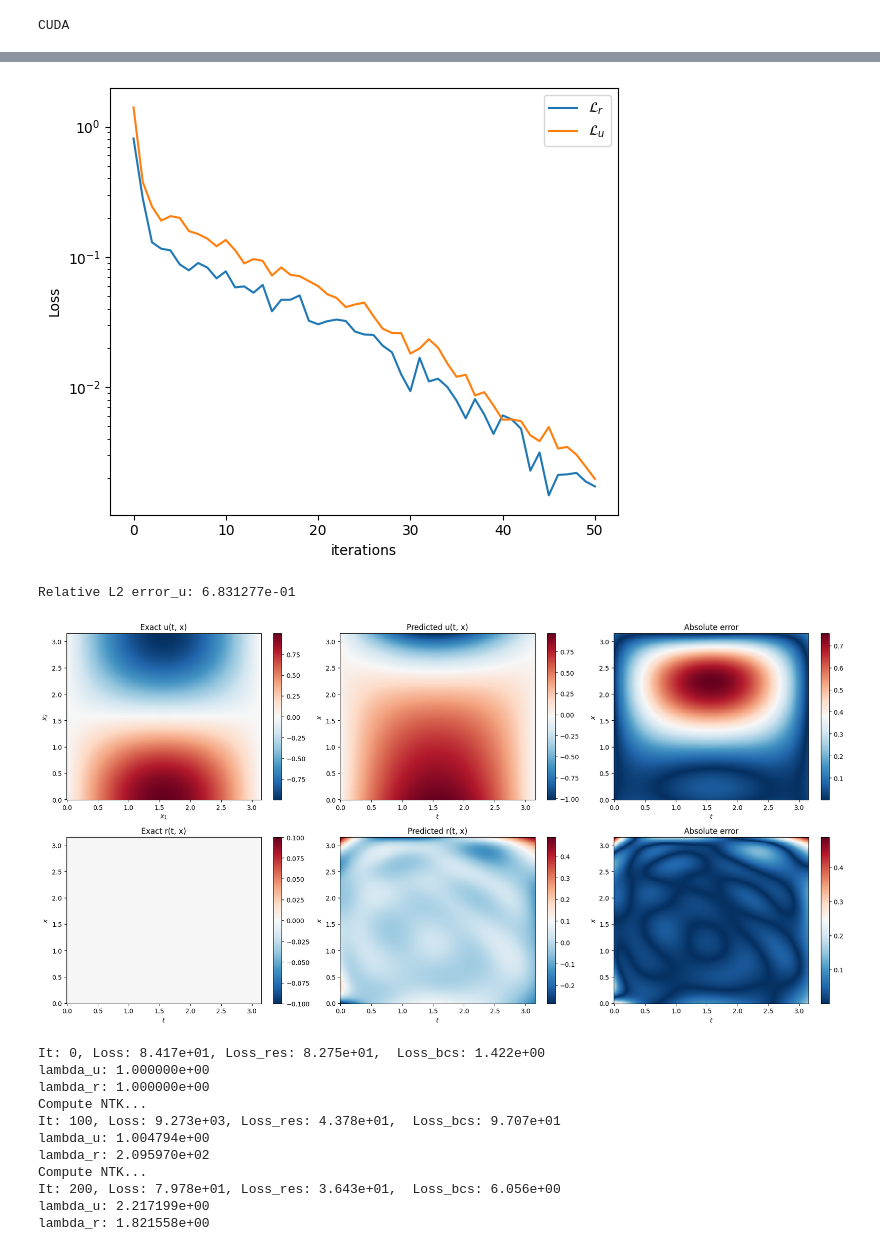
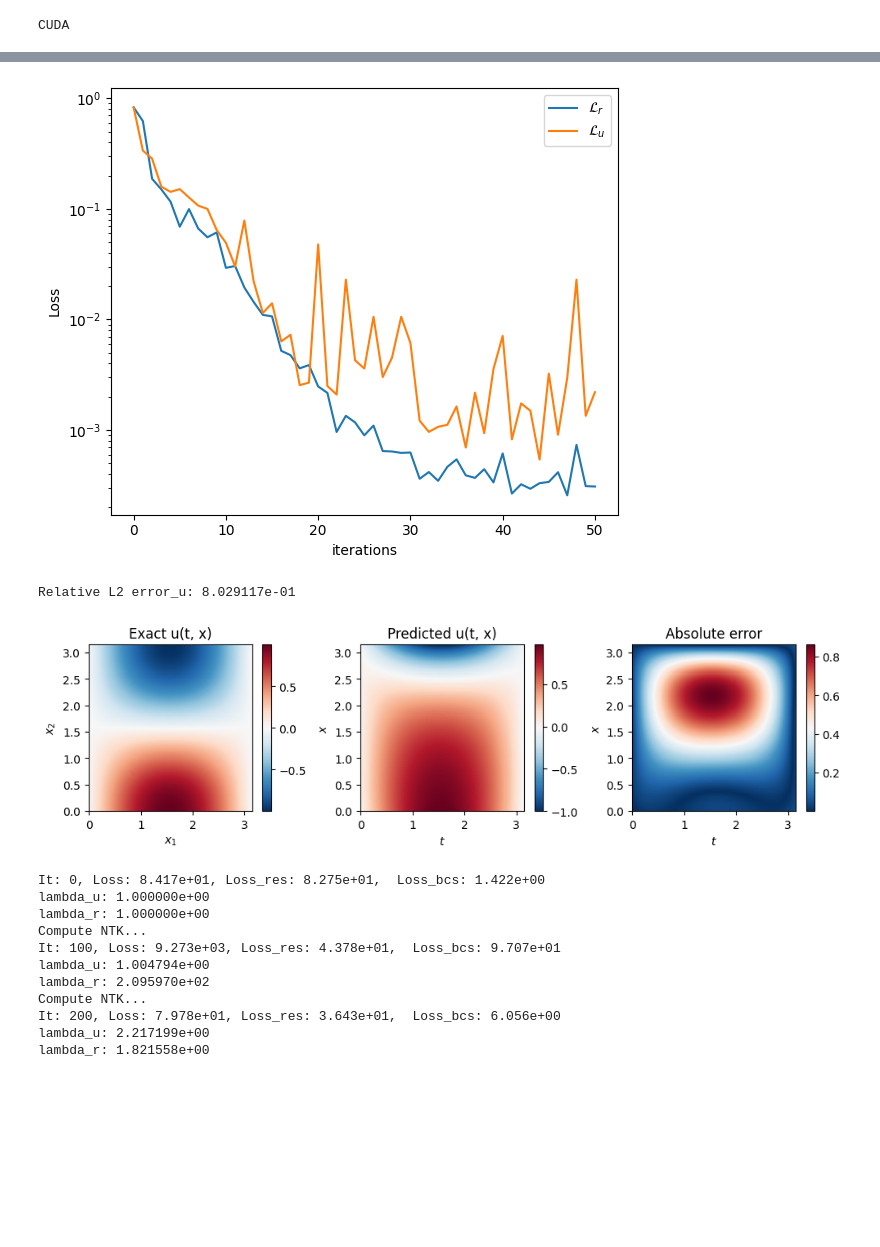
Before and after one commit to Pisarenkova/KT_2025, a Jupyter notebook: PINN.ipynb, the cells around one changed output, grey strips where cells are left out. Saved outputs shown, nothing was run; the diff lists cells and outputs as text; code cells hidden in the pictures; blank space fills up the shorter version.

```diff
--- a/PINN.ipynb
+++ b/PINN.ipynb
@@ -99,7 +99,7 @@ class PINN:
         # Neural Network
         self.nn = NN(layers[0], layers[1], layers[-1]).to(device)
 
-        self.optimizer_Adam = torch.optim.Adam(params=self.nn.parameters(), lr=1e-4, betas=(0.9, 0.999), eps=1e-08, weight_decay=0, amsgrad=False)
+        self.optimizer_Adam = torch.optim.Adam(params=self.nn.parameters(), lr=1e-3, betas=(0.9, 0.999), eps=1e-08, weight_decay=0, amsgrad=False)
         self.my_lr_scheduler = torch.optim.lr_scheduler.ExponentialLR(optimizer=self.optimizer_Adam, gamma=0.9)
 
         # Logger
@@ -143,9 +143,8 @@ class PINN:
     # Forward pass for the residual
     def net_r(self, t, x):
         u = self.net_u(t, x)
-        residual = self.operator(u, t, x, self.k, self.l,
-                                 self.sigma_t,
-                                 self.sigma_x)
+        residual = self.operator(u, t, x, self.k, self.l
+                                 )
         return residual
 
     # Gradient operation
@@ -377,35 +376,35 @@ def u_xx(x, k, l):
 def r(x, k, l):
     return -(u_tt(x, k, l) + u_xx(x, k, l))-f(x, k, l)
 
-def operator(u, t, x, k, l, sigma_t=1.0, sigma_x=1.0):
+def operator(u, t, x, k, l):
 
     u_t = torch.autograd.grad(
         u, t,
         grad_outputs=torch.ones_like(u),
         retain_graph=True,
         create_graph=True
-    )[0] / sigma_t
+    )[0]
 
     u_tt = torch.autograd.grad(
         u_t, t,
         grad_outputs=torch.ones_like(u_t),
         retain_graph=True,
         create_graph=True
-    )[0] / sigma_t
+    )[0]
 
     u_x = torch.autograd.grad(
         u, x,
         grad_outputs=torch.ones_like(u),
         retain_graph=True,
         create_graph=True
-    )[0] / sigma_x
+    )[0]
 
     u_xx = torch.autograd.grad(
         u_x, x,
         grad_outputs=torch.ones_like(u_x),
         retain_graph=True,
         create_graph=True
-    )[0] / sigma_x
+    )[0]
 
     residual = -(u_tt + u_xx) - (k**2+l**2) * torch.sin(k ** t)*torch.cos(l ** x)
     return residual
@@ -488,7 +487,7 @@ plt.legend()
 plt.tight_layout()
 plt.show()
 # %% [output]
-[figure, old version]
+[figure, new version]
 # %%
 example = 200
 t = np.linspace(dom_coords[0, 0], dom_coords[1, 0], example)[:, None]
@@ -506,65 +505,40 @@ error_u = np.linalg.norm(u_star - u_pred, 2) / np.linalg.norm(u_star, 2)
 
 print('Relative L2 error_u: %e' % (error_u))
 # %% [output]
-Relative L2 error_u: 6.831277e-01
+Relative L2 error_u: 8.029117e-01
 # %%
 U_star = griddata(X_star, u_star.flatten(), (t, x), method='cubic')
 R_star = griddata(X_star, R_star.flatten(), (t, x), method='cubic')
 U_pred = griddata(X_star, u_pred.flatten(), (t, x), method='cubic')
 R_pred = griddata(X_star, r_pred.flatten(), (t, x), method='cubic')
 
 
-plt.figure(figsize=(18, 9))
-plt.subplot(2, 3, 1)
+plt.figure(figsize=(10, 3))
+plt.subplot(1, 3, 1)
 plt.pcolor(t, x, U_star, cmap='RdBu_r', shading='auto')
 plt.colorbar()
 plt.xlabel('$x_1$')
 plt.ylabel('$x_2$')
 plt.title('Exact u(t, x)')
 plt.tight_layout()
 
-plt.subplot(2, 3, 2)
+plt.subplot(1, 3, 2)
 plt.pcolor(t, x, U_pred, cmap='RdBu_r', shading='auto')
 plt.colorbar()
 plt.xlabel('$t$')
 plt.ylabel('$x$')
 plt.title('Predicted u(t, x)')
 plt.tight_layout()
 
-plt.subplot(2, 3, 3)
+plt.subplot(1, 3, 3)
 plt.pcolor(t, x, np.abs(U_star - U_pred), cmap='RdBu_r', shading='auto')
 plt.colorbar()
 plt.xlabel('$t$')
 plt.ylabel('$x$')
 plt.title('Absolute error')
 plt.tight_layout()
-
-plt.subplot(2, 3, 4)
-plt.pcolor(t, x, R_star, cmap='RdBu_r', shading='auto')
-plt.colorbar()
-plt.xlabel('$t$')
-plt.ylabel('$x$')
-plt.title('Exact r(t, x)')
-plt.tight_layout()
-
-plt.subplot(2, 3, 5)
-plt.pcolor(t, x, R_pred, cmap='RdBu_r', shading='auto')
-plt.colorbar()
-plt.xlabel('$t$')
-plt.ylabel('$x$')
-plt.title('Predicted r(t, x)')
-plt.tight_layout()
-
-plt.subplot(2, 3, 6)
-plt.pcolor(t, x, np.abs(R_star - R_pred), cmap='RdBu_r', shading='auto')
-plt.colorbar()
-plt.xlabel('$t$')
-plt.ylabel('$x$')
-plt.title('Absolute error')
-plt.tight_layout()
-plt.show()
 # %% [output]
-[figure, old version]
+[figure, new version]
 # %%
 # Define PINN model
 k = 3
```
Also changed, not shown: parts of 1 cell of this notebook.
